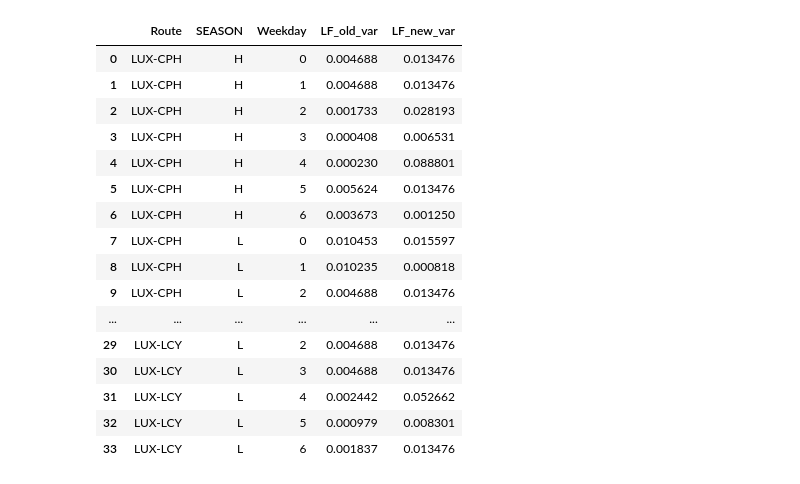
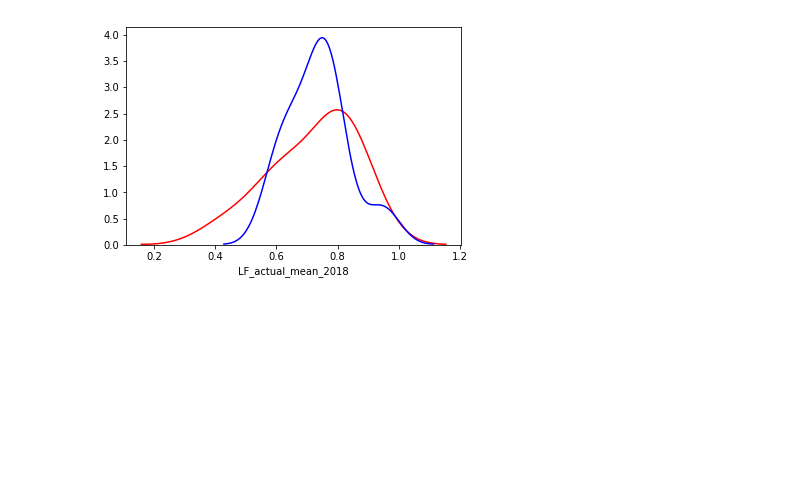
Before and after one commit to dkremlg/el, a Jupyter notebook: Benoit.ipynb, the cells around one changed output. Saved outputs shown, nothing was run; the diff lists cells and outputs as text; code cells hidden in the pictures; blank space fills up the shorter version.

```diff
--- a/Benoit.ipynb
+++ b/Benoit.ipynb
@@ -67,0 +310,42 @@ Name: Sum_Revenues, Length: 93, dtype: float64
+# %%
+Raw=Raw[['Departure Date','Route','Flight Number','Direction','SEASON','LF_actual']]
+
+#Raw['Year']=Raw['Departure Date'].apply(lambda x: x.year)
+Raw['Year']='2017'
+Raw['Year']=Raw['Departure Date']\
+.apply(lambda x: '2017-2018' if (x>=pd.to_datetime('2017-04-01'))&(x<=pd.to_datetime('2018-03-31'))\
+else ('2018-2019' if (x>=pd.to_datetime('2018-04-01'))&(x<=pd.to_datetime('2019-03-31')) else 'out'))
+Raw=Raw.loc[Raw['Year'].apply(lambda x: (x=='2017-2018')|(x=='2018-2019')),:]
+
+Raw['Month']=Raw['Departure Date'].apply(lambda x: x.month)
+Raw['Weekday']=Raw['Departure Date'].apply(lambda x: x.weekday())
+# %%
+Raw=Raw[[x for x in Raw.columns if 'LF' not in x]+[x for x in Raw.columns if 'LF' in x]]
+
+Raw_Mean_Year=Raw.groupby(cluster_variables)['LF_actual'].mean().reset_index()\
+.rename(columns={'LF_actual': 'LF_actual_mean'})
+Raw_Var_Year=Raw.groupby(cluster_variables)['LF_actual'].var().reset_index()\
+.rename(columns={'LF_actual': 'LF_actual_var'})
+Raw_N_Year=Raw.groupby(cluster_variables)['LF_actual'].size().reset_index()\
+.rename(columns={'LF_actual': 'LF_actual_n'})
+
+replace_value_actual=np.mean(Raw_Var_Year['LF_actual_var'])
+
+Raw_Var_Year['LF_actual_var']=Raw_Var_Year['LF_actual_var'].apply(lambda x: replace_value_actual if pd.isnull(x) or x==0 else x)
+# %%
+Raw_Mean_2017=Raw_Mean_Year.loc[Raw_Mean_Year['Year']=='2017-2018',:].rename(columns={'LF_actual_mean': 'LF_actual_mean_2017'}).copy()
+Raw_Mean_2018=Raw_Mean_Year.loc[Raw_Mean_Year['Year']=='2018-2019',:].rename(columns={'LF_actual_mean': 'LF_actual_mean_2018'}).copy()
+# %%
+Raw_Year=Raw_Mean_2017.merge(Raw_Mean_2018,on=[x for x in cluster_variables if x!='Year'])\
+.merge(Raw_Mean_2019,on=[x for x in cluster_variables if x!='Year'])
+Raw_Year=Raw_Year[[x for x in Raw_Year.columns if 'Year' not in x]]
+# %%
+sns.distplot(Raw_Year.loc[(Raw_Year['Route']=='LUX-CPH')&(Raw_Year['SEASON']=='L'),'LF_actual_mean_2017'],
+hist=False, kde=True, color = 'red')
+
+sns.distplot(Raw_Year.loc[(Raw_Year['Route']=='LUX-CPH')&(Raw_Year['SEASON']=='L'),'LF_actual_mean_2018'],
+hist=False, kde=True, color = 'blue')
+
+plt.show()
+# %% [output]
+[figure, added]
@@ -110,20 +405,0 @@ Bcg_Var['LF_new_var']=Bcg_Var['LF_new_var'].apply(lambda x: replace_value_new if
-# %%
-Bcg_Var
-# %% [output]
-|  | Route | SEASON | Weekday | LF_old_var | LF_new_var |
-| 0 | LUX-CPH | H | 0 | 0.004688 | 0.013476 |
-| 1 | LUX-CPH | H | 1 | 0.004688 | 0.013476 |
-| 2 | LUX-CPH | H | 2 | 0.001733 | 0.028193 |
-| 3 | LUX-CPH | H | 3 | 0.000408 | 0.006531 |
-| 4 | LUX-CPH | H | 4 | 0.000230 | 0.088801 |
-| 5 | LUX-CPH | H | 5 | 0.005624 | 0.013476 |
-| 6 | LUX-CPH | H | 6 | 0.003673 | 0.001250 |
-| 7 | LUX-CPH | L | 0 | 0.010453 | 0.015597 |
-| 8 | LUX-CPH | L | 1 | 0.010235 | 0.000818 |
-| 9 | LUX-CPH | L | 2 | 0.004688 | 0.013476 |
-| ... | ... | ... | ... | ... | ... |
-| 29 | LUX-LCY | L | 2 | 0.004688 | 0.013476 |
-| 30 | LUX-LCY | L | 3 | 0.004688 | 0.013476 |
-| 31 | LUX-LCY | L | 4 | 0.002442 | 0.052662 |
-| 32 | LUX-LCY | L | 5 | 0.000979 | 0.008301 |
-| 33 | LUX-LCY | L | 6 | 0.001837 | 0.013476 |
```
Also changed, not shown: parts of 23 cells of this notebook.
